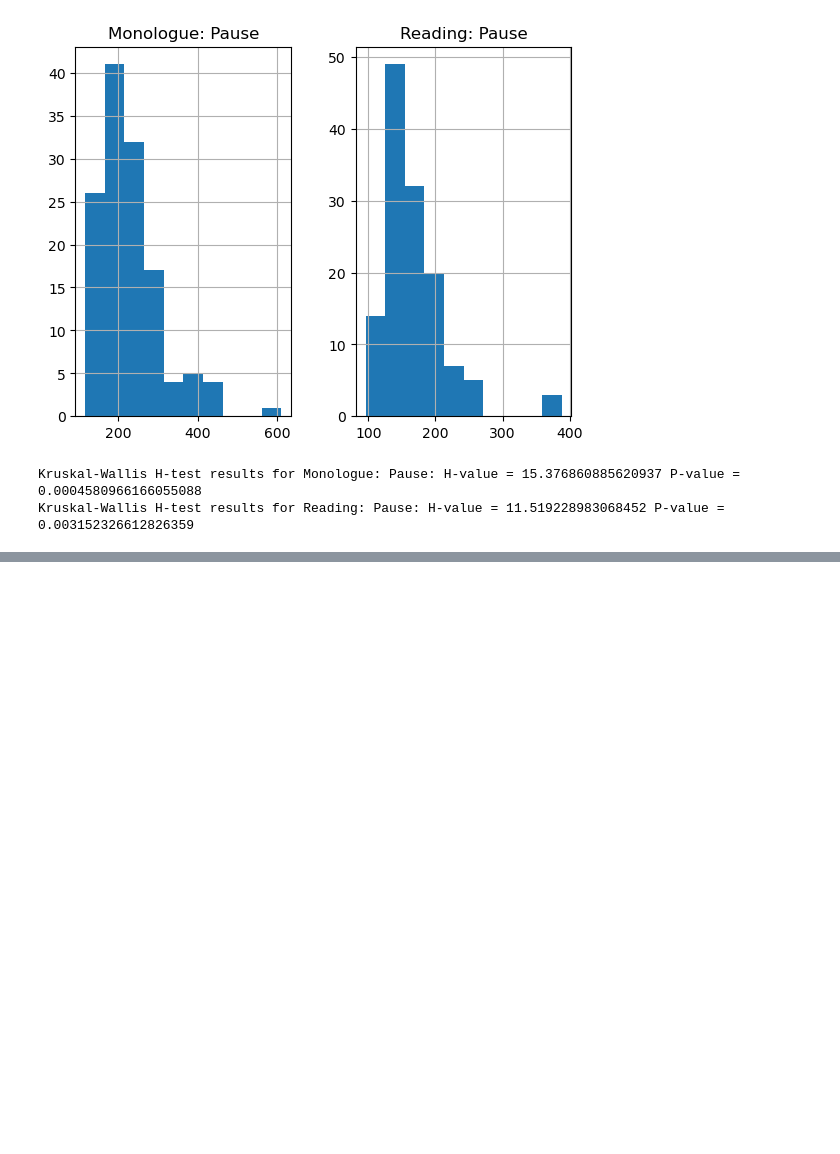
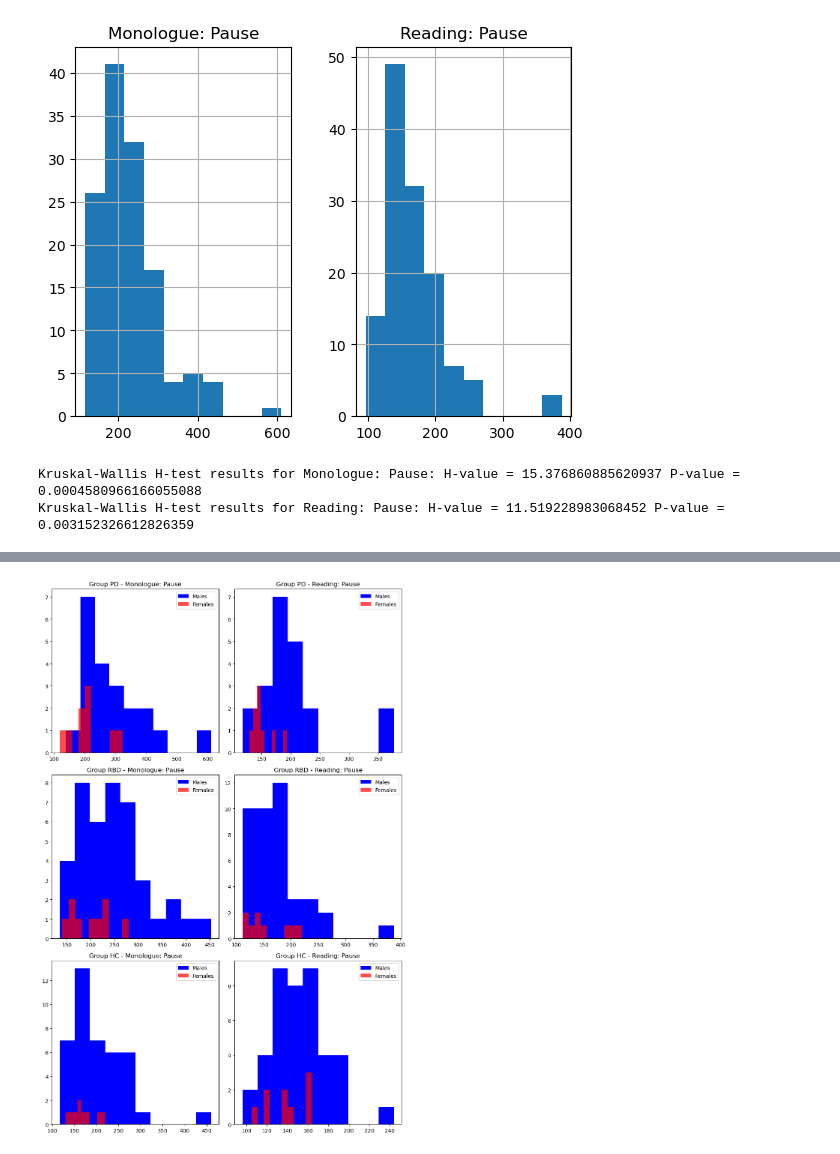
Before and after one commit to yulia-samoilovich/Parkinsons-Data-Analytics-Project, a Jupyter notebook: Predicting_neurodegeneration_from_speech.ipynb, the cells around one changed output, grey strips where cells are left out. Saved outputs shown, nothing was run; the diff lists cells and outputs as text; code cells hidden in the pictures; blank space fills up the shorter version.

```diff
--- a/Predicting_neurodegeneration_from_speech.ipynb
+++ b/Predicting_neurodegeneration_from_speech.ipynb
@@ -235,0 +293,27 @@ Post hoc Dunn’s test for Reading: Pause
+# %%
+groups = df_parkinsons2['Group'].unique()
+
+fig, axes = plt.subplots(nrows=len(groups), ncols=2, figsize=(10, 5 * len(groups)))
+
+for i, group in enumerate(groups):
+    group_data = df_parkinsons2[df_parkinsons2['Group'] == group]
+    males = group_data[group_data['Demographic information.1 Gender'] == 'M']
+    females = group_data[group_data['Demographic information.1 Gender'] == 'F']
+
+    # Plot Monologue: Pause duration for Males and Females
+    axes[i, 0].hist(males['Monologue: Pause'], color='blue', label='Males', density=False)
+    axes[i, 0].hist(females['Monologue: Pause'], color='red', label='Females', density=False, alpha=0.7)
+
+    # Plot Reading: Pause duration for Males and Females
+    axes[i, 1].hist(males['Reading: Pause'], color='blue', label='Males', density=False)
+    axes[i, 1].hist(females['Reading: Pause'], color='red', label='Females', density=False, alpha=0.7)
+
+    axes[i, 0].set_title(f'Group {group} - Monologue: Pause')
+    axes[i, 1].set_title(f'Group {group} - Reading: Pause')
+    axes[i, 0].legend()
+    axes[i, 1].legend()
+
+plt.tight_layout()
+plt.show()
+# %% [output]
+[figure, added]
```
Also changed, not shown: parts of 10 cells of this notebook.
